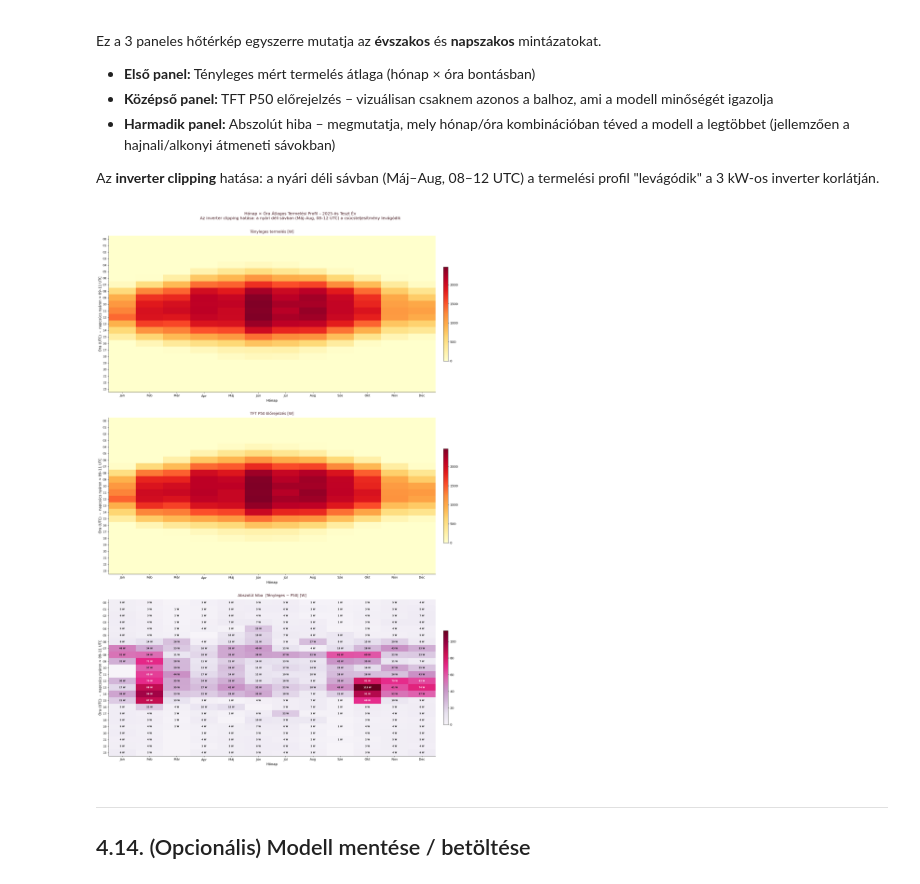
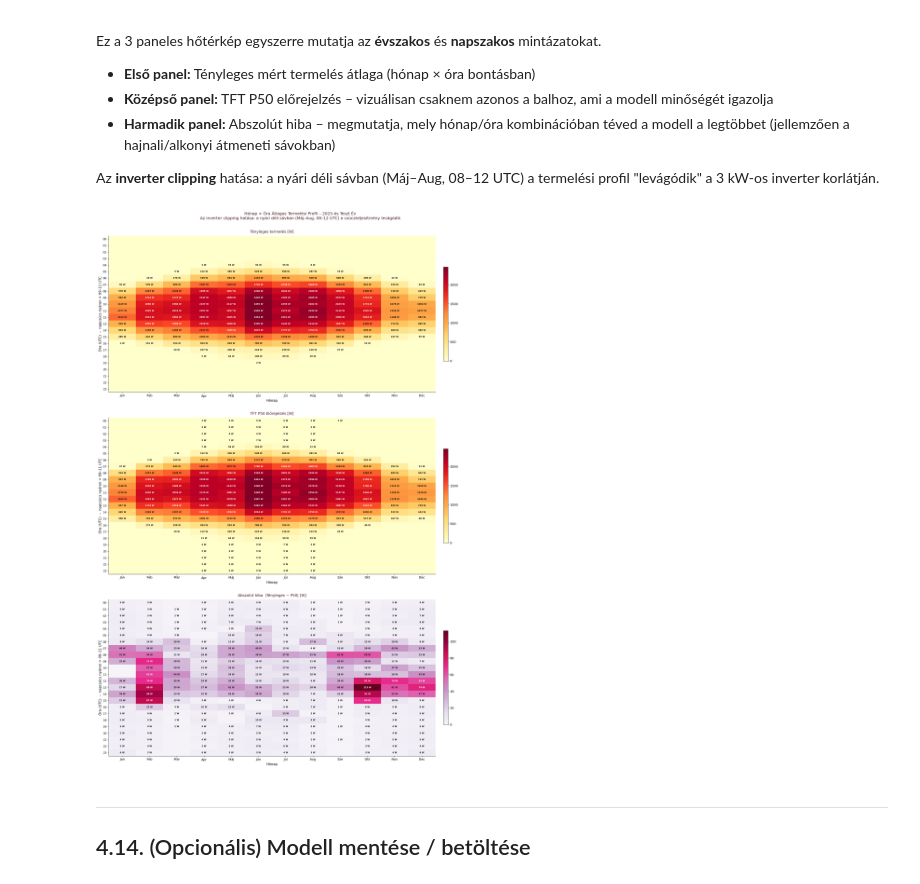
Before and after one commit to csabatatrai/solar-ml-pipeline, a Jupyter notebook: solar_ml_pipeline.ipynb, the cells around one changed output. Saved outputs shown, nothing was run; the diff lists cells and outputs as text; code cells hidden in the pictures.

```diff
--- a/solar_ml_pipeline.ipynb
+++ b/solar_ml_pipeline.ipynb
@@ -825,48 +913,47 @@ _vmax_err  = float(np.nanmax(_piv_err.values))
 
 fig, axes = plt.subplots(3, 1, figsize=(20, 27))
 
 _panels = [
     (_piv_act,  "YlOrRd", 0, _vmax_prod, "Tényleges termelés [W]"),
     (_piv_pred, "YlOrRd", 0, _vmax_prod, "TFT P50 Előrejelzés [W]"),
     (_piv_err,  "PuRd",   0, _vmax_err,  "Abszolút hiba  |Tényleges − P50| [W]"),
 ]
 for panel_idx, (ax, (piv, cmap, vmin, vmax, title)) in enumerate(zip(axes, _panels)):
     _im = ax.imshow(piv.values, aspect="auto", cmap=cmap,
                     vmin=vmin, vmax=vmax, origin="upper")
     _cb = plt.colorbar(_im, ax=ax, shrink=0.6, pad=0.02, orientation="vertical")
     _cb.ax.tick_params(labelsize=11)
     ax.set_xticks(range(12))
     ax.set_xticklabels(_MON, fontsize=11)
     ax.set_yticks(range(0, 24, 1))
     ax.set_yticklabels([f"{h:02d}" for h in range(0, 24, 1)], fontsize=10)
     ax.set_xlabel("Hónap", fontsize=12)
     ax.set_ylabel("Óra (UTC)  –  napcsúcs nyáron ≈ 09–11 UTC", fontsize=12)
     ax.set_title(title, fontsize=13, color=COLORS.get("title", "#481d24"), pad=10)
 
-    # 3. panel: numerikus hibaértékek cellánként
-    if panel_idx == 2:
-        _cmap_err = plt.cm.get_cmap(cmap)
-        _norm_err = matplotlib.colors.Normalize(vmin=vmin, vmax=vmax)
-        for _h in range(24):
-            for _m_idx in range(12):
-                _val = piv.values[_h, _m_idx]
-                if _val < 1.0:      # éjszakai nullákat kihagyjuk
-                    continue
-                _rgba = _cmap_err(_norm_err(_val))
-                _lum  = 0.2126 * _rgba[0] + 0.7152 * _rgba[1] + 0.0722 * _rgba[2]
-                _tc   = "white" if _lum < 0.45 else "#111111"
-                ax.text(_m_idx, _h, f"{_val:.0f} W", ha="center", va="center",
-                        fontsize=7.5, color=_tc, fontweight="bold")
+    # numerikus értékek cellánként (mindhárom panel)
+    _cmap_panel = plt.cm.get_cmap(cmap)
+    _norm_panel = matplotlib.colors.Normalize(vmin=vmin, vmax=vmax)
+    for _h in range(24):
+        for _m_idx in range(12):
+            _val = piv.values[_h, _m_idx]
+            if _val < 1.0:      # éjszakai nullákat kihagyjuk
+                continue
+            _rgba = _cmap_panel(_norm_panel(_val))
+            _lum  = 0.2126 * _rgba[0] + 0.7152 * _rgba[1] + 0.0722 * _rgba[2]
+            _tc   = "white" if _lum < 0.45 else "#111111"
+            ax.text(_m_idx, _h, f"{_val:.0f} W", ha="center", va="center",
+                    fontsize=7.5, color=_tc, fontweight="bold")
 
 fig.suptitle(
     "Hónap × Óra Átlagos Termelési Profil – 2025-ös Teszt Év\n"
     "Az inverter clipping hatása: a nyári déli sávban (Máj–Aug, 08–12 UTC) a csúcsteljesítmény levágódik",
     fontsize=14, color=COLORS.get("title", "#481d24"), y=1.005,
 )
 plt.tight_layout(h_pad=3.0)
 plt.show()
 # %% [output]
-[figure, old version]
+[figure, new version]
 # %% [markdown]
 ---
 ## 4.14. (Opcionális) Modell mentése / betöltése
```
Also changed, not shown: parts of 8 cells of this notebook, 15 other files.
